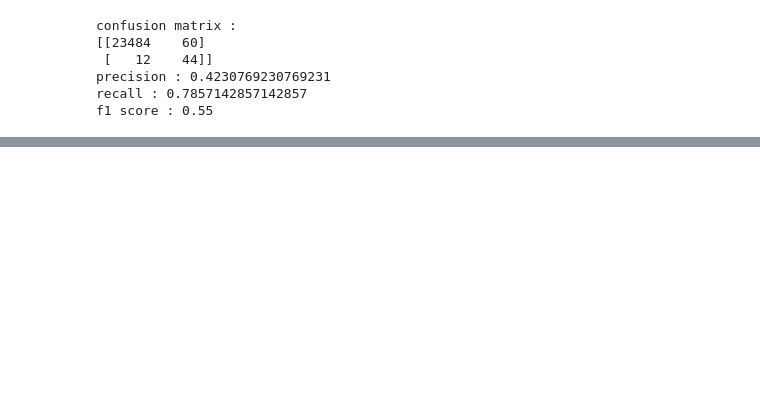
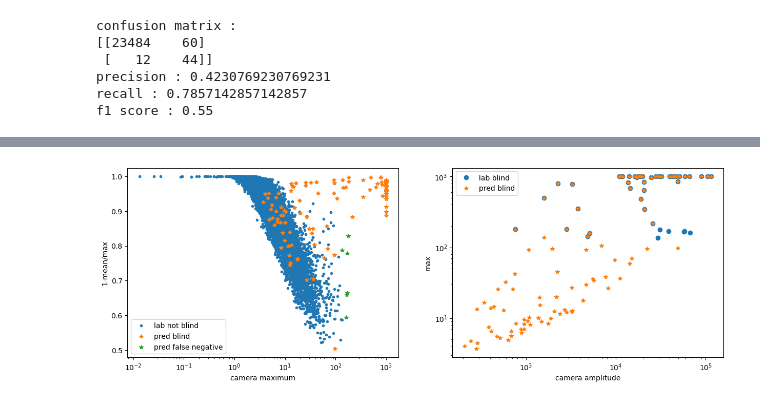
Before and after one commit to chiappo98/blinded_cameras, a Jupyter notebook: supervised_nn.ipynb, the cells around one changed output, grey strips where cells are left out. Saved outputs shown, nothing was run; the diff lists cells and outputs as text; code cells hidden in the pictures; blank space fills up the shorter version.

```diff
--- a/supervised_nn.ipynb
+++ b/supervised_nn.ipynb
@@ -337,0 +387,80 @@ fig.set_figheight(10)
+# %%
+test_d = data_in[sep:]
+#test_d = MaxAbsScaler().fit_transform(data_in[sep:])
+
+lab_bl = test_d[np.where(pred_label_LM==1)]
+lab_not_bl = test_d[np.where(pred_label_LM==0)]
+pred_bl = test_d[np.where(test_label==1)]
+pred_not_bl = test_d[np.where(test_label==0)]
+pred_fn = test_d[np.intersect1d(np.where(pred_label_LM==1), np.where(test_label==0))]
+
+lab_not_bl_amp = np.sum(lab_not_bl, axis=1)
+lab_bl_amp = np.sum(lab_bl, axis=1)
+pred_bl_amp = np.sum(pred_bl, axis=1)
+pred_not_bl_amp = np.sum(pred_not_bl, axis=1)
+pred_fn_amp = np.sum(pred_fn, axis=1)
+pred_bl_mod = stats.mode(pred_bl, axis=1)[0].ravel()
+lab_not_bl_mod = stats.mode(lab_not_bl, axis=1)[0].ravel()
+pred_fn_mod = stats.mode(pred_fn, axis=1)[0].ravel()
+
+lab_not_bl_max = np.max(lab_not_bl, axis=1)
+lab_bl_max = np.max(lab_bl, axis=1)
+pred_bl_max = np.max(pred_bl, axis=1)
+pred_not_bl_max = np.max(pred_not_bl, axis=1)
+pred_fn_max = np.max(pred_fn, axis=1)
+
+lab_not_bl_mean = np.mean(lab_not_bl, axis=1)
+lab_bl_mean = np.mean(lab_bl, axis=1)
+pred_bl_mean = np.mean(pred_bl, axis=1)
+pred_not_bl_mean = np.mean(pred_not_bl, axis=1)
+pred_fn_mean = np.mean(pred_fn, axis=1)
+
+ratio_bl_lab = lab_bl_mean/lab_bl_max
+ratio_not_bl_lab = lab_not_bl_mean/lab_not_bl_max
+ratio_bl_pred = pred_bl_mean/pred_bl_max
+ratio_not_bl_pred = pred_not_bl_mean/pred_not_bl_max
+ratio_fn_pred = pred_fn_mean/pred_fn_max
+
+fig, ax = plt.subplots(1,2)
+ax[0].plot(lab_not_bl_max, 1-ratio_not_bl_lab, '.', label='lab not blind')
+#ax[0].plot(lab_bl_max, 1-ratio_bl_lab, 'o', label='lab blind')
+ax[0].plot(pred_bl_max, 1-ratio_bl_pred, '*', label='pred blind')
+ax[0].plot(pred_fn_max, 1-ratio_fn_pred, '*', label='pred false negative')
+# ax[0].yscale('log')
+ax[0].set_xscale('log')
+ax[0].set_xlabel('camera maximum')
+ax[0].set_ylabel('1-mean/max')
+ax[0].legend()
+
+ax[1].plot(lab_bl_amp, lab_bl_max, 'o', label='lab blind')
+ax[1].plot(pred_bl_amp, pred_bl_max, '*', label='pred blind')
+ax[1].set_xscale('log')
+ax[1].set_yscale('log')
+ax[1].set_xlabel('camera amplitude')
+ax[1].set_ylabel('max')
+ax[1].legend()
+
+# ax[1,0].plot(lab_not_bl_amp, 1-ratio_not_bl_lab, '.', label='lab not blind')
+# #ax[0].plot(lab_bl_max, 1-ratio_bl_lab, 'o', label='lab blind')
+# ax[1,0].plot(pred_bl_amp, 1-ratio_bl_pred, '*', label='pred blind')
+# ax[1,0].plot(pred_fn_amp, 1-ratio_fn_pred, '*', label='pred false negative')
+# # ax[0].yscale('log')
+# ax[1,0].set_xscale('log')
+# ax[1,0].set_xlabel('camera amplitude')
+# ax[1,0].set_ylabel('1-mean/max')
+# ax[1,0].legend()
+
+# ax[1,1].plot(lab_not_bl_mod, lab_not_bl_max, '.', label='lab not blind')
+# ax[1,1].plot(pred_bl_mod, pred_bl_max, '*', label='pred blind')
+# ax[1,1].plot(pred_fn_mod, pred_fn_max, '*', label='pred false negative')
+
+# ax[1,1].set_yscale('log')
+# ax[1,1].set_xscale('log')
+# ax[1,1].set_xlabel('camera mode')
+# ax[1,1].set_ylabel('camera max')
+# ax[1,1].legend()
+
+fig.set_figwidth(15)
+# fig.set_figheight(10)
+# %% [output]
+[figure, added]
```
Also changed, not shown: parts of 26 cells of this notebook, 1 other file.
